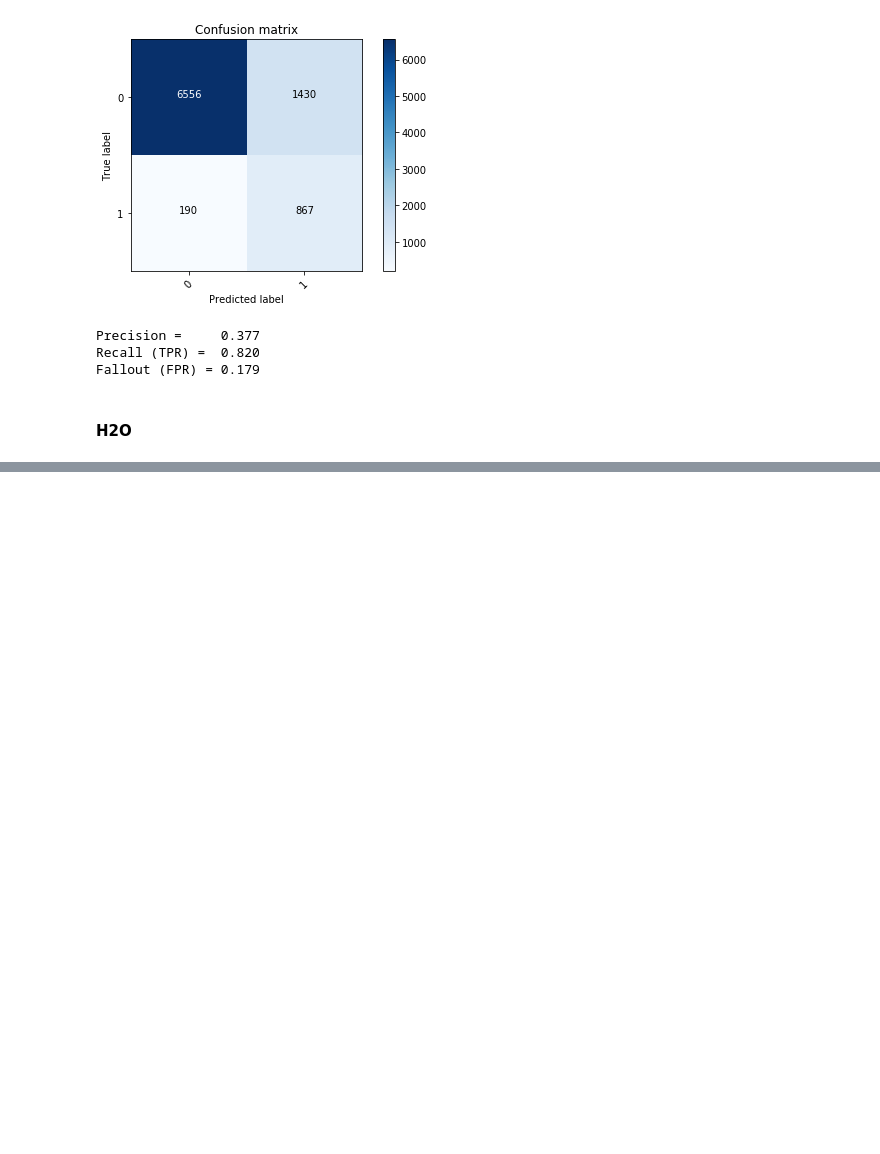
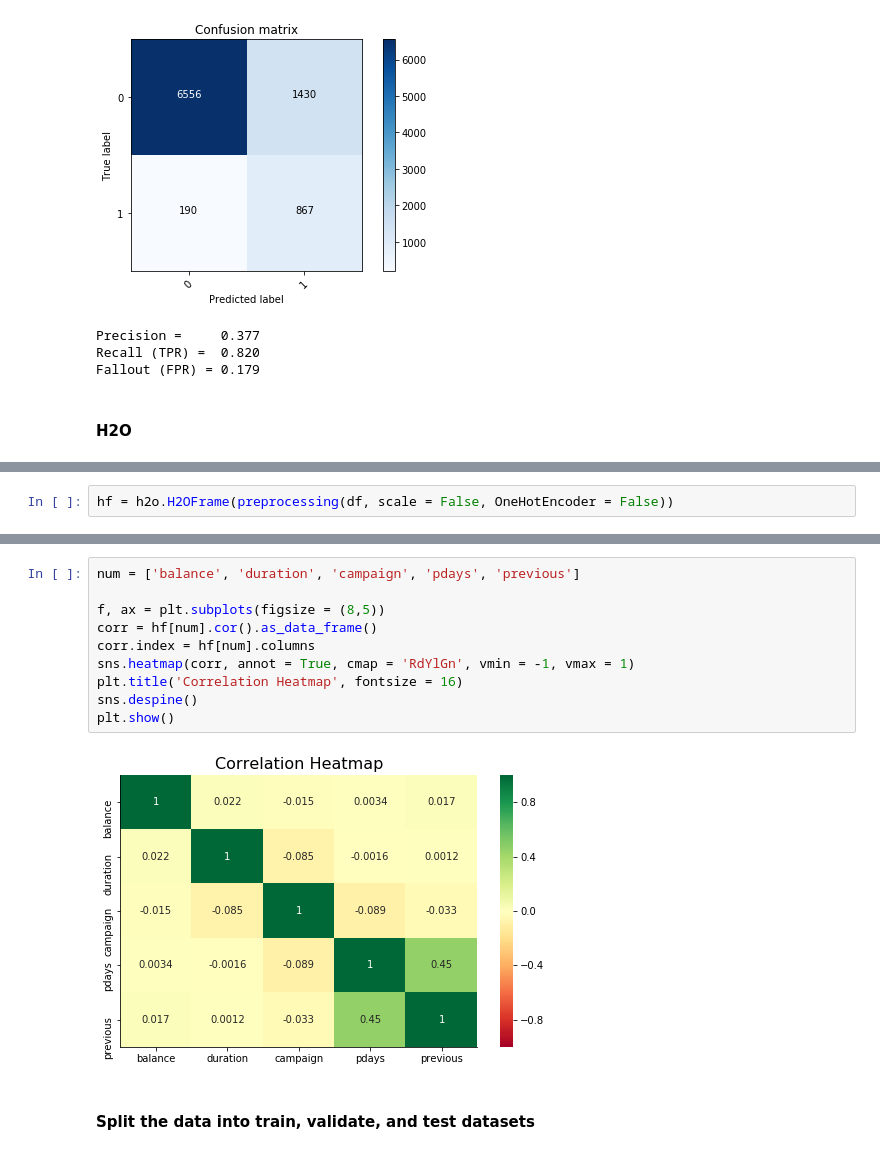
Before and after one commit to lyustefan/bank_marketing, a Jupyter notebook: bank_market_campaign.ipynb, the cells around one changed output, grey strips where cells are left out. Saved outputs shown, nothing was run; the diff lists cells and outputs as text; blank space fills up the shorter version.

```diff
--- a/bank_market_campaign.ipynb
+++ b/bank_market_campaign.ipynb
@@ -482,0 +555,2 @@ Fallout (FPR) = 0.179
+# %%
+hf = h2o.H2OFrame(preprocessing(df, scale = False, OneHotEncoder = False))
@@ -482,0 +568,14 @@ Fallout (FPR) = 0.179
+# %%
+num = ['balance', 'duration', 'campaign', 'pdays', 'previous']
+
+f, ax = plt.subplots(figsize = (8,5))
+corr = hf[num].cor().as_data_frame()
+corr.index = hf[num].columns
+sns.heatmap(corr, annot = True, cmap = 'RdYlGn', vmin = -1, vmax = 1)
+plt.title('Correlation Heatmap', fontsize = 16)
+sns.despine()
+plt.show()
+# %% [output]
+[figure, added]
+# %% [markdown]
+#### Split the data into train, validate, and test datasets
```
Also changed, not shown: parts of 26 cells of this notebook, 2 other files.
